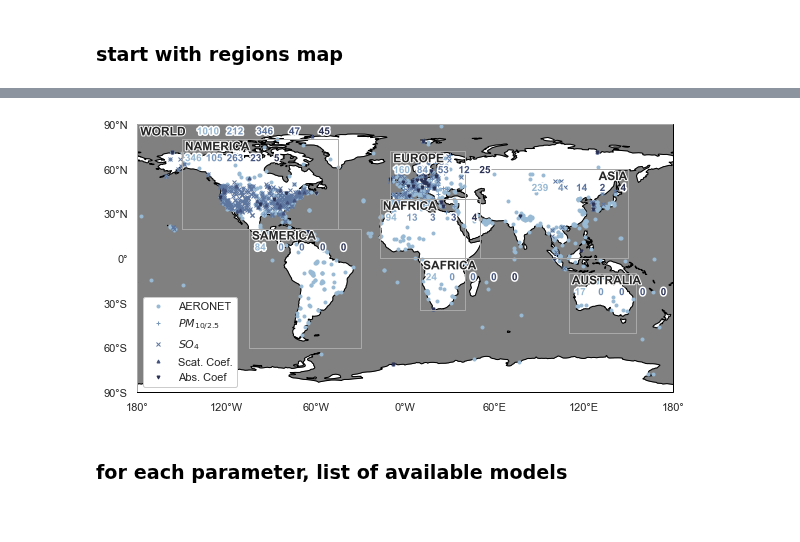
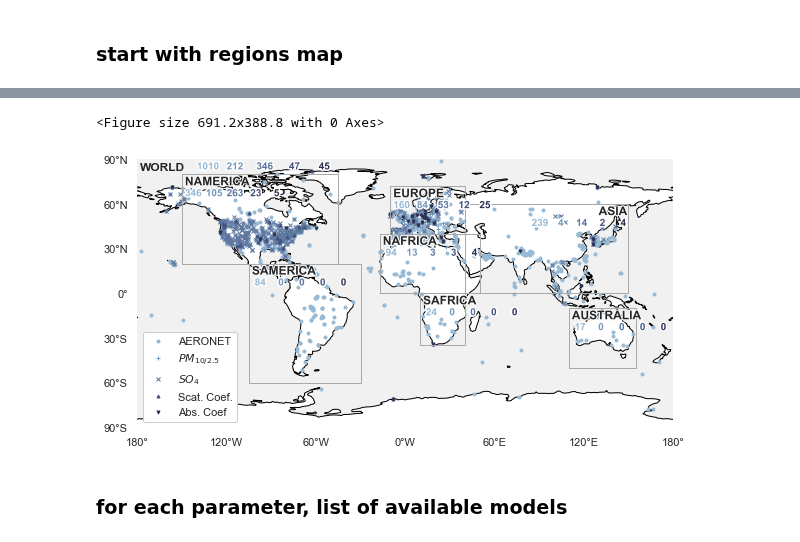
Before and after one commit to AugustinMortier/aerosol_trends, a Jupyter notebook: scripts/regions&params.ipynb, the cells around one changed output, grey strips where cells are left out. Drawn from its saved outputs; the diff is of its cells as text; code cells hidden in the pictures.

Commit message:
update maps figure

```diff
--- a/scripts/regions&params.ipynb
+++ b/scripts/regions&params.ipynb
@@ -74,11 +74,13 @@ df = pd.DataFrame(tbody,columns=thead)
 # %%
 nl, nc = 1, 1
 fs = 0.6
-plt.figure(figsize=(16*fs,9*fs))
-ax = plt.axes(projection=ccrs.PlateCarree())
+fig = plt.figure(figsize=(16*fs,9*fs))
+fig, ax = plt.subplots(1, 1,
+                       subplot_kw=dict(projection=ccrs.PlateCarree()),
+                       )
 ax.coastlines()
 ax.add_feature(cartopy.feature.LAND, facecolor='#f1f1f1', alpha=0)
-ax.add_feature(cartopy.feature.OCEAN, facecolor='gray', alpha=1)
+ax.add_feature(cartopy.feature.OCEAN, facecolor='#f1f1f1', alpha=1)
 
 #plot the regions
 for region in regions:
@@ -91,13 +93,15 @@ for region in regions:
     lons = [reglons[0], reglons[0], reglons[1], reglons[1]]
     lats = [reglats[0], reglats[1], reglats[1], reglats[0]]
     ring = LinearRing(list(zip(lons, lats)))
-    ax.add_geometries([ring], ccrs.PlateCarree(), facecolor='none', edgecolor='darkgray', zorder=50)
+    if region!='WORLD':
+        ax.add_geometries([ring], ccrs.PlateCarree(), facecolor='none', edgecolor='darkgray', zorder=50)
     if region=='ASIA':
         x0, y0 = reglons[1]-20, reglats[1]-2
     else:
         x0, y0 = reglons[0]+2, reglats[1]-2
+    txt.set_path_effects([PathEffects.withStroke(linewidth=2, foreground='w')])
     txt = ax.text(x0, y0, pyreg['_name'], ha='left', va='top', fontweight='bold', zorder=60)
-    txt.set_path_effects([PathEffects.withStroke(linewidth=2, foreground='w')])
+
 
 #plot the observations available
 palette = sns.cubehelix_palette(len(parameters), start=0, rot=-.15, dark=.2, light=.7, reverse=False)
@@ -127,34 +131,40 @@ for i, var in enumerate(parameters):
     ax.xaxis.set_major_formatter(lon_formatter)
     ax.yaxis.set_major_formatter(lat_formatter)
 
     #add nmax
     for region in regions:
         pyreg = pya.Region(region)
         reglons = pyreg['lon_range']
         reglats = pyreg['lat_range']
         y0 = reglats[1]-2
         if region=='WORLD':
             x0 = reglons[0]+40
             dx = 20
             dy = 0
         else:
             x0 = reglons[0]+2
             dx=14
             dy = 8
         if region=='ASIA':
             x0 = reglons[1]-65
         if region in OBS[var]:
             nmax = len(OBS[var][region]['stations'])
         else:
             nmax = 0
         txt = ax.text(x0+i*dx, y0-dy, '{:3d}'.format(nmax), ha='left', va='top', fontweight='bold', fontsize=10, color=colors[i],zorder=80, backgroundcolor=(1,1,1,.0))
         txt.set_path_effects([PathEffects.withStroke(linewidth=3, foreground='w')])
 
 plt.legend(fancybox=True,framealpha=1, shadow=False, facecolor='white')
+ax.outline_patch.set_visible(False)
+ax.outline_patch.set_linewidth(0)
+
 plt.grid(False)
+plt.box(None)
+fig.set_size_inches(16*fs,9*fs)
 plt.savefig('figs/maps/av_obs.png', dpi=300, bbox_inches='tight')
 # %% [output]
+<Figure size 691.2x388.8 with 0 Axes>
-[figure, old version]
+[figure, new version]
 # %% [markdown]
 ### for each parameter, list of available models
 # %%
```
Also changed, not shown: 11 other files.
